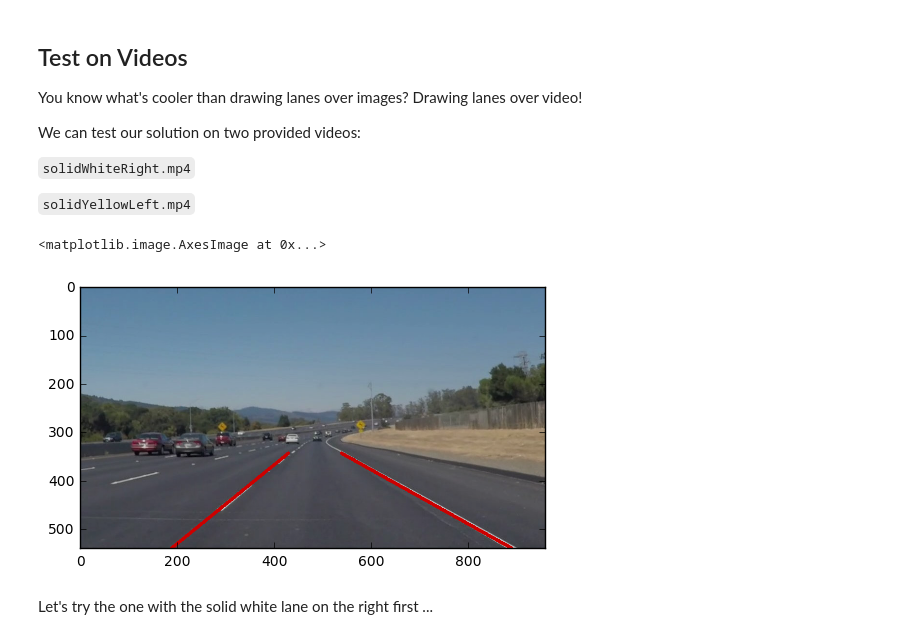
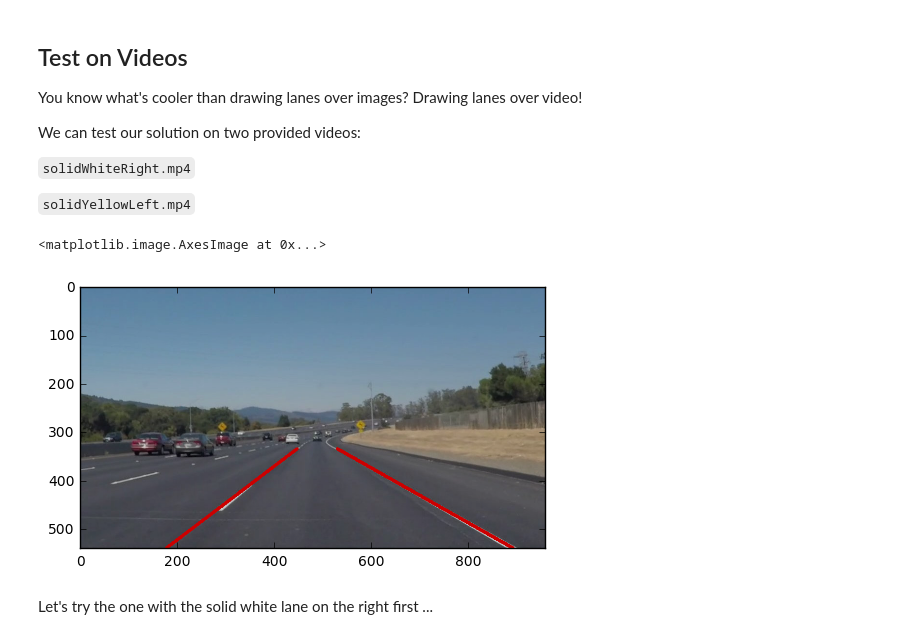
Before and after one commit to sireeshreddy/P1-Lane-Detection, a Jupyter notebook: P1.ipynb, the cells around one changed output. Drawn from its saved outputs; the diff is of its cells as text; code cells hidden in the pictures.

```diff
--- a/P1.ipynb
+++ b/P1.ipynb
@@ -213,7 +213,7 @@ def process_image(image):
 
 
     # Filter white pixels
-    white_threshold = 200
+    """white_threshold = 200
     lower_white = np.array([200,200,200])
     upper_white = np.array([255,255,255])
     white_mask = cv2.inRange(image, lower_white, upper_white)
@@ -227,7 +227,7 @@ def process_image(image):
     yellow_image = cv2.bitwise_and(hsv, image, mask=yellow_mask)
 
     # Combine the two above images
-    image2 = cv2.addWeighted(white_image, 1, yellow_image, 1, 0.)
+    image2 = cv2.addWeighted(white_image, 1, yellow_image, 1, 0.)"""
 
     # Converting to grayscale
 
@@ -241,8 +241,8 @@ def process_image(image):
 
     # Applying Canny Transform
 
-    low_threshold = 150
-    high_threshold = 200
+    low_threshold = 70
+    high_threshold = 140
     edges = cv2.Canny(g_blur, low_threshold, high_threshold)
 
 
@@ -265,11 +265,11 @@ def process_image(image):
 
     # Define the Hough transform parameters
     # Make a blank the same size as our image to draw on
-    ρ = 1 # distance resolution in pixels of the Hough grid
+    ρ = 4 # distance resolution in pixels of the Hough grid
     θ = np.pi/180 # angular resolution in radians of the Hough grid
-    threshold = 10     # minimum number of votes (intersections in Hough grid cell)
-    min_line_length = 9 #minimum number of pixels making up a line
-    max_line_gap = 1    # maximum gap in pixels between connectable line segments
+    threshold = 100     # minimum number of votes (intersections in Hough grid cell)
+    min_line_length = 25 #minimum number of pixels making up a line
+    max_line_gap = 25    # maximum gap in pixels between connectable line segments
     line_image = np.copy(image)*0 # creating a blank to draw lines on
 
     # Run Hough on edge detected image
@@ -317,7 +317,7 @@ def process_image(image):
 
             y_min = min(y_min, y1, y2)
 
-    y_min += 12
+    y_min += 15
 
     # Find mean of each of the slopes, lines, intercepts
     # Caluclate point co-ordinates and draw extrapolated line
@@ -328,38 +328,39 @@ def process_image(image):
         mean_right_line_y = np.mean(right_line_y)
         intercept = np.mean(right_intercepts)
         x_min = int((y_min - intercept) / mean_slope)
+        # np.nan_to_num(x_min)
         x_max = int((y_max - intercept) / mean_slope)
         cv2.line(image, (x_min, y_min), (x_max, y_max), [255, 0, 0], 5)
 
     if len(left_slope) > 0 and len(left_line_x) > 0 and len(left_line_y) > 0:
         mean_slope = np.mean(left_slope)
         mean_left_line_x = np.mean(left_line_x)
         mean_left_line_y = np.mean(left_line_y)
         intercept = np.mean(left_intercepts)
         x_min = int((y_min - intercept) / mean_slope)
         x_max = int((y_max - intercept) / mean_slope)
         cv2.line(image, (x_min, y_min), (x_max, y_max), [255, 0, 0], 5)
 
 
     # Create a "color" binary image to combine with line image
     color_edges = np.dstack((edges, edges, edges))
 
     # Draw the lines on the edge image
     lines_edges = cv2.addWeighted(image, 0.8, line_image, 1, 0)
     plt.imshow(lines_edges)
 
     image_with_overlay = cv2.addWeighted(image, 0.8, line_image, 1, 0)
     #mpimg.imsave('solidWhiteCurveLines', image_with_overlay)
 
 
     return image_with_overlay
 
 image = mpimg.imread('/Users/Reddy/Desktop/SDC ND/CarND-LaneLines-P1-master/test_images/solidWhiteCurve.jpg')
 result = process_image(image)
 plt.imshow(result)
 # %% [output]
 <matplotlib.image.AxesImage at 0x...>
-[figure, old version]
+[figure, new version]
 # %% [markdown]
 Let's try the one with the solid white lane on the right first ...
 # %%
```
Also changed, not shown: parts of 4 cells of this notebook.
